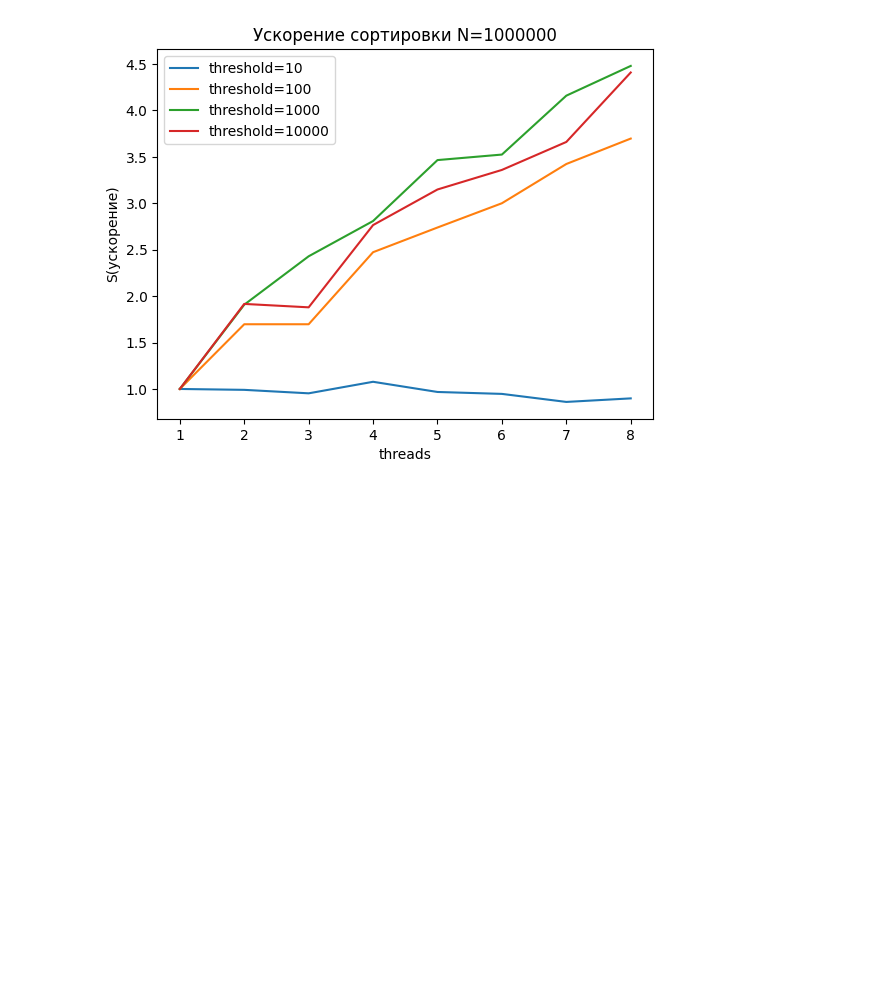
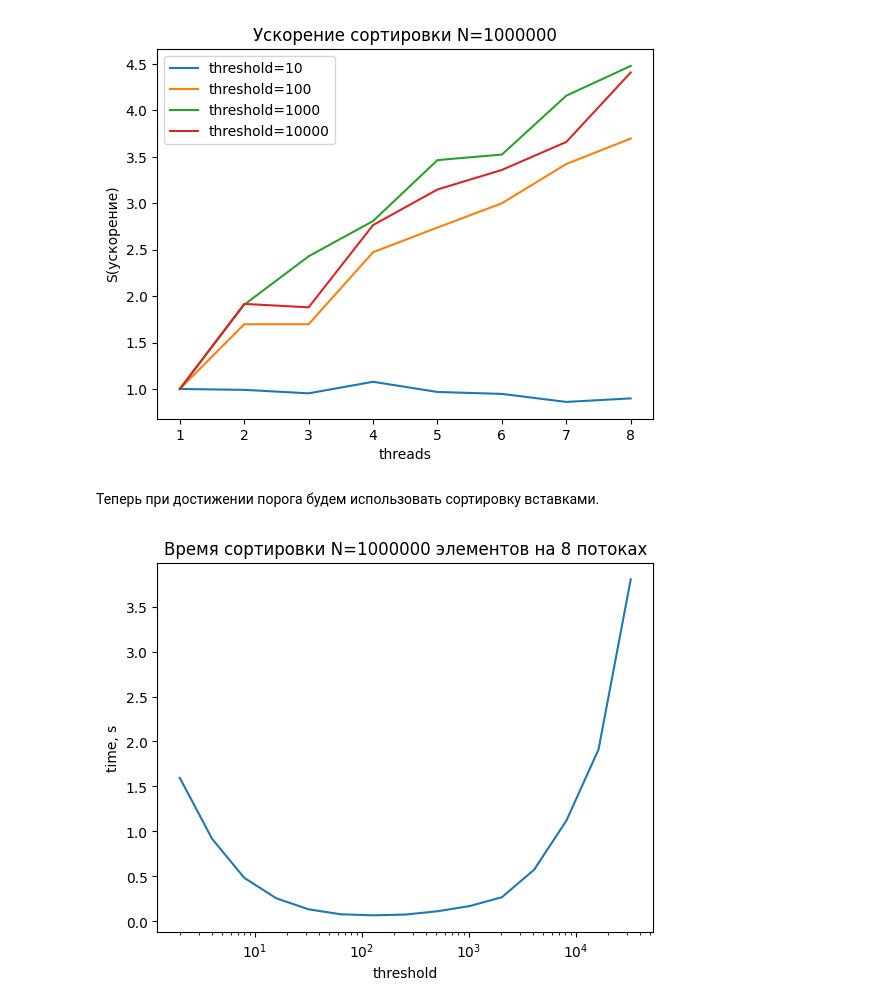
Before and after one commit to VoyakaGOD/parallel_programming, a Jupyter notebook: special_tasks/omp_task_sorting/benchmarks.ipynb, the cells around one changed output. Saved outputs shown, nothing was run; the diff lists cells and outputs as text; code cells hidden in the pictures; blank space fills up the shorter version.

```diff
--- a/special_tasks/omp_task_sorting/benchmarks.ipynb
+++ b/special_tasks/omp_task_sorting/benchmarks.ipynb
@@ -37,3 +37,16 @@ plt.legend()
 # %% [output]
 <matplotlib.legend.Legend at 0x...>
 [figure]
+# %% [markdown]
+Теперь при достижении порога будем использовать сортировку вставками.
+# %%
+hybrid_t = [1.59494, 0.918012, 0.482855, 0.254398, 0.132332, 0.0770566, 0.0657629, 0.0742474, 0.110975, 0.168951, 0.267091, 0.57319, 1.11771, 1.9108, 3.80403]
+threshold = [2**x for x in range(1, 16)]
+
+plt.plot(threshold, hybrid_t)
+plt.title("Время сортировки N=1000000 элементов на 8 потоках")
+plt.xlabel("threshold")
+plt.ylabel("time, s")
+plt.xscale("log")
+# %% [output]
+[figure, added]
```
Also changed, not shown: parts of 1 cell of this notebook, 2 other files.
